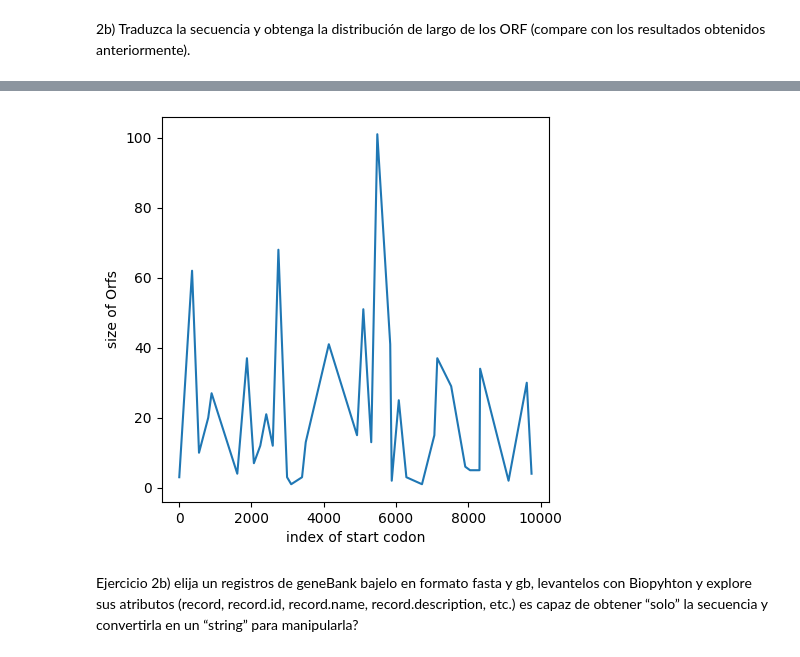
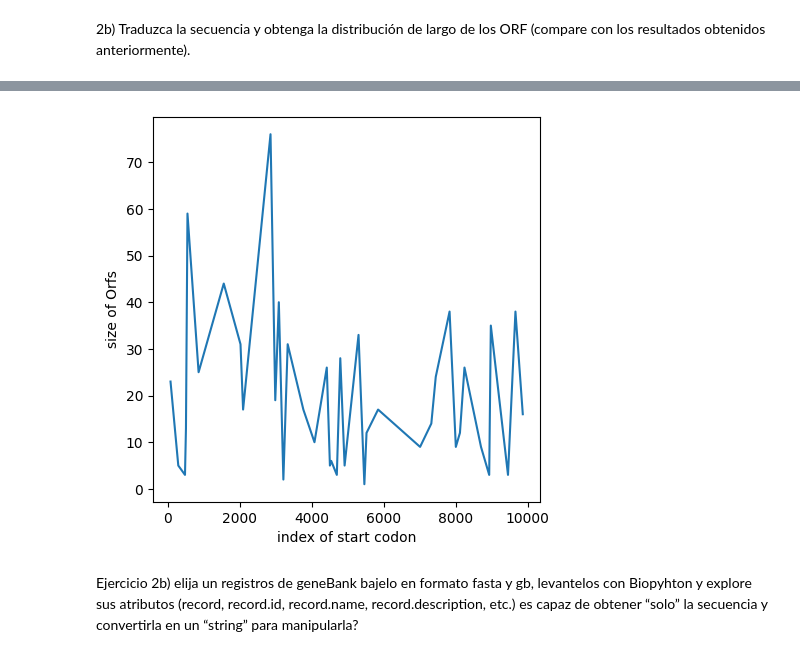
Before and after one commit to agusscarmu/Advanced_Bioinformatic, a Jupyter notebook: TP1.ipynb, the cells around one changed output, grey strips where cells are left out. Cells and saved outputs as stored; diff of their text form; code cells hidden in the pictures.

```diff
--- a/TP1.ipynb
+++ b/TP1.ipynb
@@ -142,13 +136,9 @@ cantidad de aminoacidos: {'A': 19, 'R': 5, 'N': 19, 'D': 22, 'C': 14, 'E': 7, 'Q
 # %% [markdown]
 1d) Escriba un código que dada una secuencia de ADN determine la distribución de largo de los ORFs contenidos en la misma. (Nota: utilice SOLO 1 hebra y solo 1 marco de lectura x ahora)
 # %%
-def orfs(chain, type):
-    if type == 'ARN':
-        start_codon = "AUG"
-        end_codons = ["UAA", "UAG", "UGA"]
-    else:
-        start_codon = "ATG"
-        end_codons = ["TAA", "TAG", "TGA"]
+def orfs(chain):
+
+    end_codons = ["TAA", "TAG", "TGA"]
 
     orfs_sizes= {}
     counting = False
@@ -156,7 +146,7 @@ def orfs(chain, type):
     s=0
     for i in range(0, len(chain)-3, 3):
         actual_codon = chain[i:i+3]
-        if start_codon==actual_codon:
+        if actual_codon in end_codons and not counting:
             index=i
             counting = True
         elif actual_codon in end_codons and counting:
@@ -176,8 +166,8 @@ def transcribe_dna(dna):
             t_dna.append(dna[i])
     return ''.join(t_dna)
 
-t_dna=transcribe_dna(generate_seq(1000))
-orfs_sizes=orfs(generate_seq(1000), type='ADN')
+t_dna=transcribe_dna(generate_seq(1000*3))
+orfs_sizes=orfs(generate_seq(1000*3))
 
 def plot_orfs(orfs_sizes):
     plt.figure(figsize=(5,5))
@@ -233,11 +223,7 @@ plot_histogram(codons_reverse_random_seq,"codons", xsize=15)
 # %% [markdown]
 2b) Traduzca la secuencia y obtenga la distribución de largo de los ORF (compare con los resultados obtenidos anteriormente).
 # %%
-traduced_seq = my_seq.transcribe()
-print(my_seq)
-print(traduced_seq)
-
-orfs_traduced_seq = orfs(traduced_seq, type="ARN")
+orfs_traduced_seq = orfs(my_seq)
 print(orfs_traduced_seq)
 plot_orfs(orfs_traduced_seq)
 # %% [output]
@@ -247,4 +233,4 @@ GUCCAUAUGGUAGGAUAACUCUAGGAGGGCACUAGAGUAUGAUUCGCAGUGGGACAGCCUAACGGAACGCUCCCCUUUGG
-[figure, old version]
+[figure, new version]
 # %% [markdown]
 Ejercicio 2b)
 elija un registros de geneBank bajelo en formato fasta y gb, levantelos con
```
Also changed, not shown: parts of 25 cells of this notebook.
